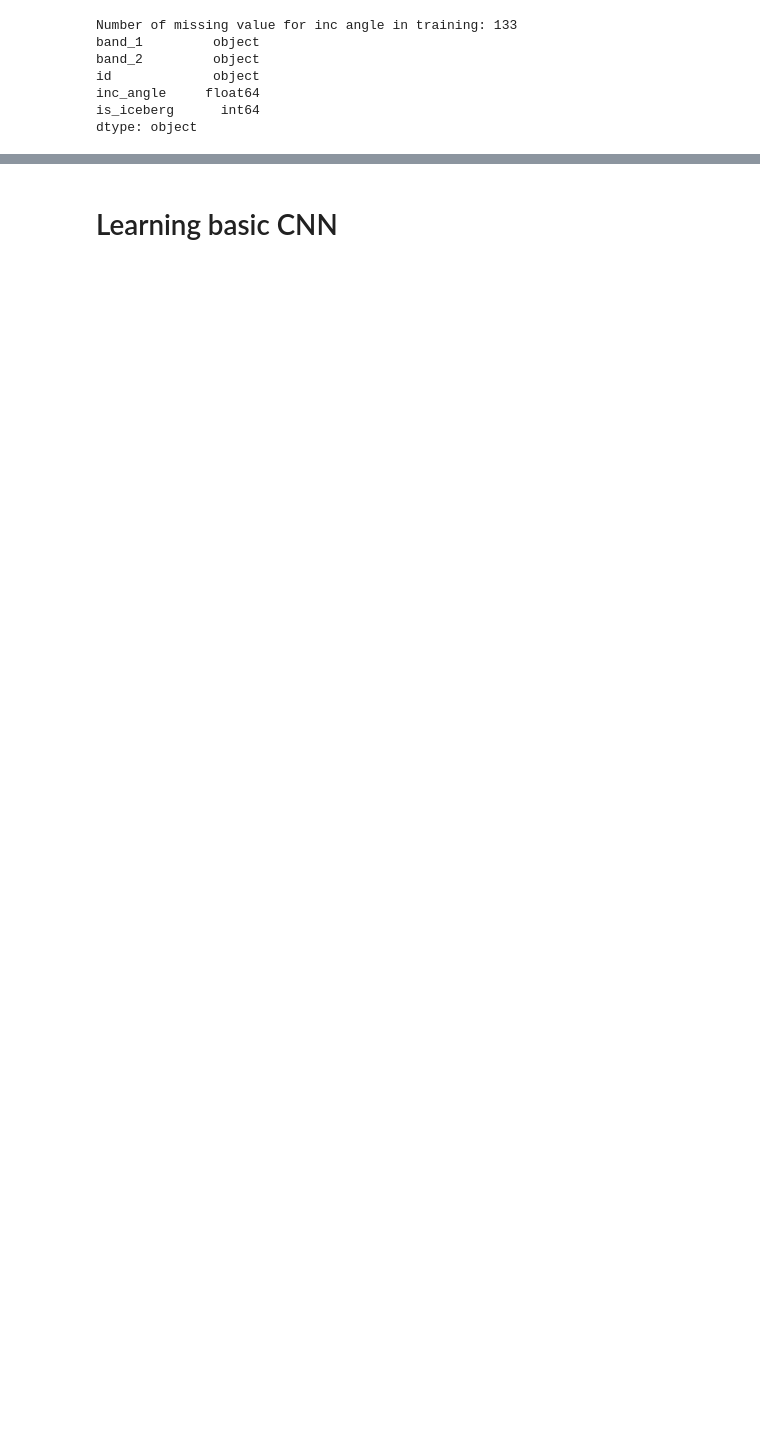
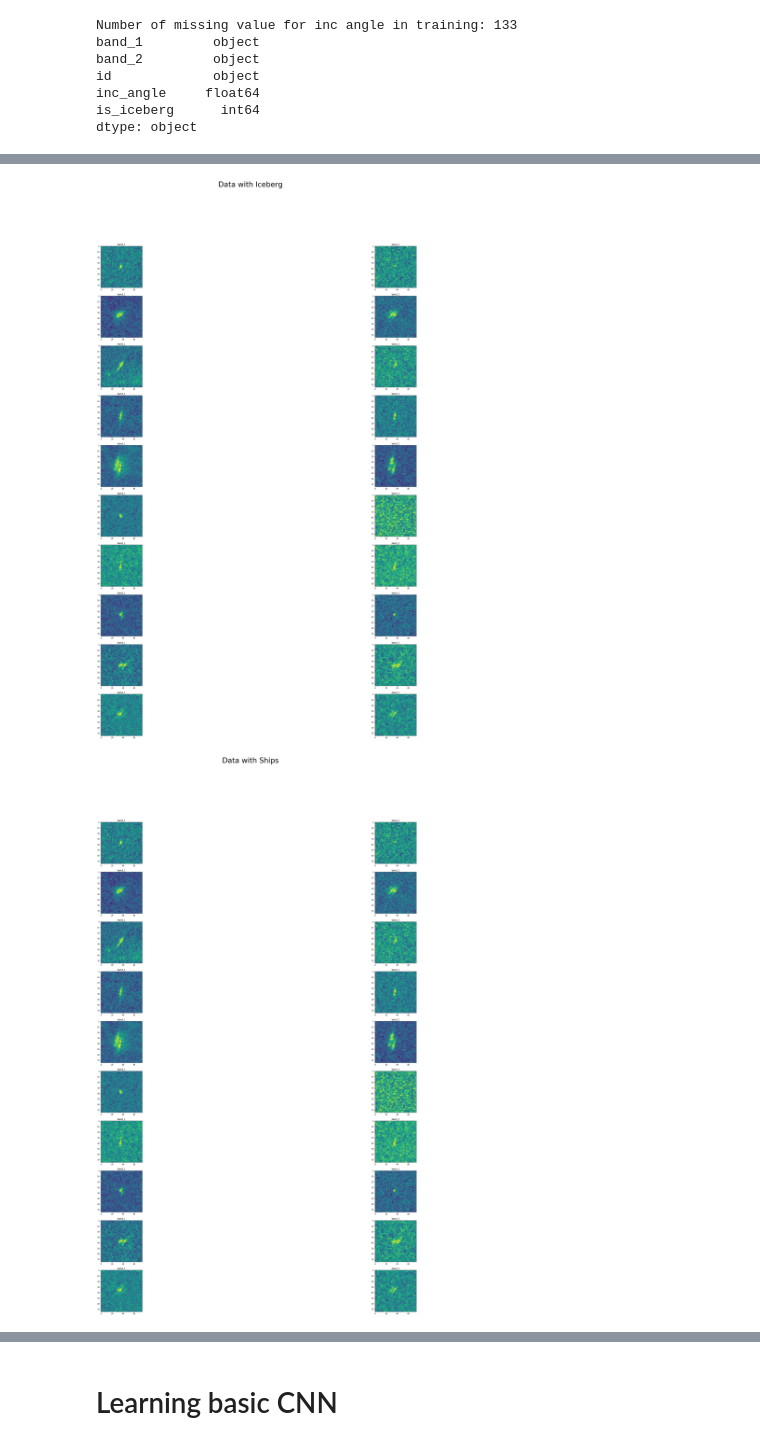
Before and after one commit to anotine10/udacity-capstone, a Jupyter notebook: capstone.ipynb, the cells around one changed output, grey strips where cells are left out. Saved outputs shown, nothing was run; the diff lists cells and outputs as text; code cells hidden in the pictures; blank space fills up the shorter version.

```diff
--- a/capstone.ipynb
+++ b/capstone.ipynb
@@ -100,13 +64,25 @@ dtype: object
 # %%
+#Visualization Band_1 band_2
 import matplotlib.pyplot as plt
 num_show = 10
-fig = plt.figure(figsize=(40,40))
-for i in range(num_show):
-    plt.subplot(num_show,2,2*i + 1)
-    img = np.array(train_data[train_data.is_iceberg == 1].iloc[i]['band_1']).reshape(75,75)
-    plt.imshow(img)
-    plt.subplot(num_show,2,2*i + 2)
-    img = np.array(train_data[train_data.is_iceberg == 1].iloc[i]['band_2']).reshape(75,75)
-    plt.imshow(img, 'spectral_r')
-plt.suptitle('Data with iceberg',fontsize=20)
-plt.show()
+def plot_images(idx,num,label):
+    fig = plt.figure(figsize=(50,50))
+    plt.suptitle('Data with '+label, fontsize=40)
+    for i in range(num_show):
+        plt.subplot(num_show,2,2*i + 1)
+        plt.title("band_1")
+        img = np.array(train_data[idx].iloc[i]['band_1']).reshape(75,75)
+        plt.imshow(img)
+
+        plt.subplot(num_show,2,2*i + 2)
+        plt.title("band_2")
+        img = np.array(train_data[idx].iloc[i]['band_2']).reshape(75,75)
+        plt.imshow(img)
+    plt.show()
+
+plot_images(idx_iceberg_td,10,'Iceberg')
+
+plot_images(idx_iceberg_td,10,'Ships')
+# %% [output]
+[figure, added]
+[figure, added]
```
Also changed, not shown: parts of 38 cells of this notebook, 5 other files.
